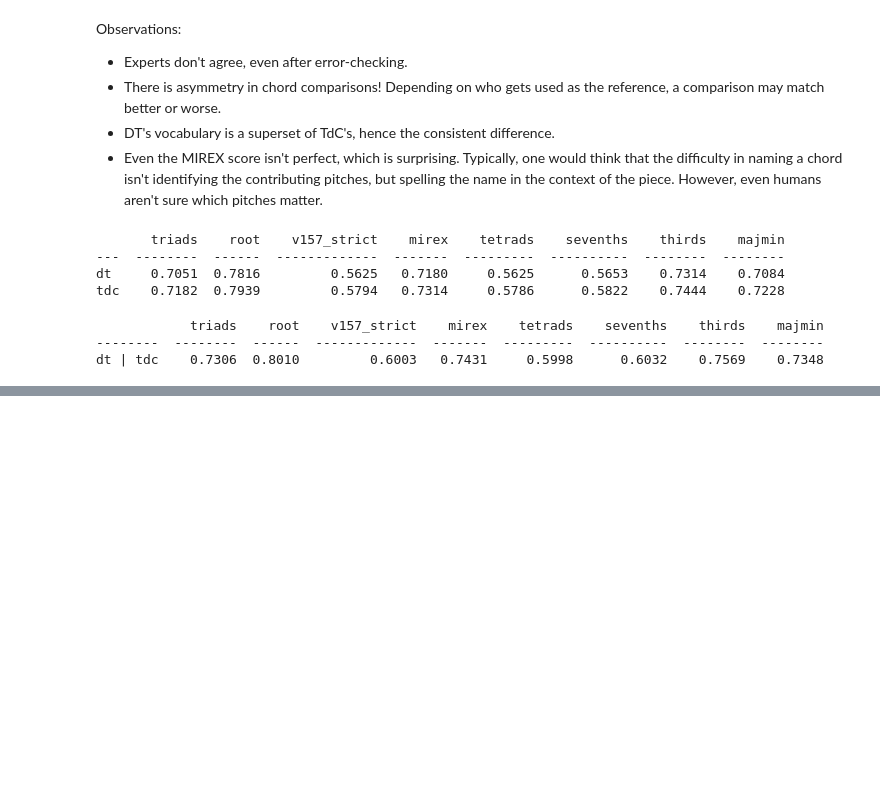
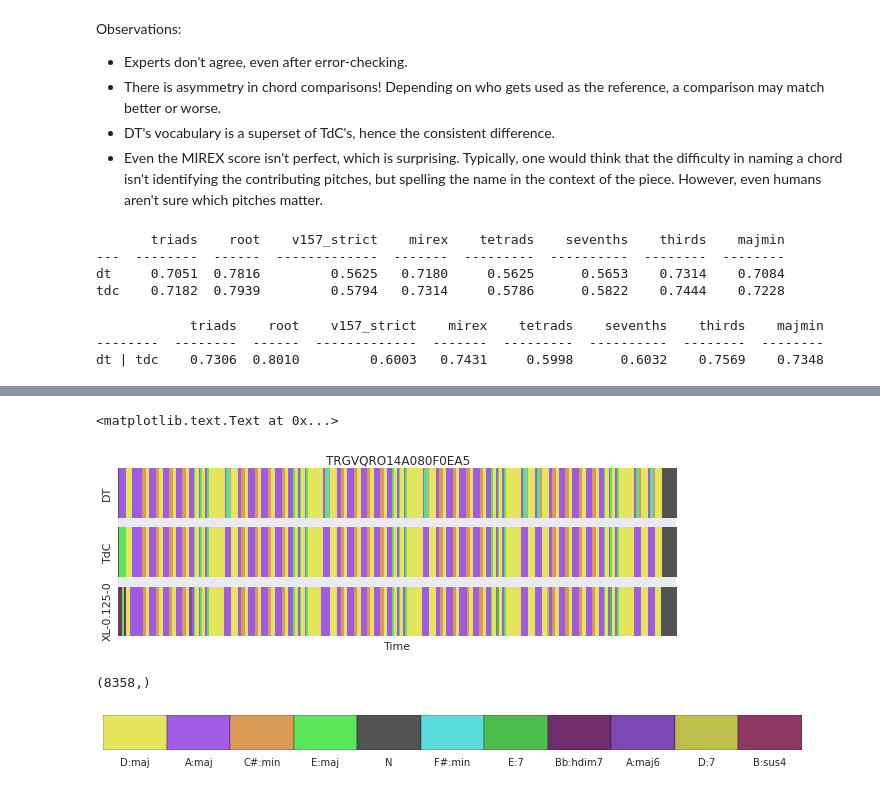
Before and after one commit to ejhumphrey/dl4mir, a Jupyter notebook: chords/eval.ipynb, the cells around one changed output, grey strips where cells are left out. Saved outputs shown, nothing was run; the diff lists cells and outputs as text; code cells hidden in the pictures; blank space fills up the shorter version.

Commit message:
RC checkpoint -- LETS GO PACKgit add chords/eval.ipynb

```diff
--- a/chords/eval.ipynb
+++ b/chords/eval.ipynb
@@ -456,0 +479,5 @@ dt | tdc    0.7306  0.8010         0.6003   0.7431     0.5998      0.6032    0.7
+# %%
+tracks_by_quadrant = ["TRYCJ", "TRJAZ", "TRVHWAR", "TRXVZ"]
+target_keys = []
+for t in tracks_by_quadrant:
+    target_keys.append([str(k) for k in keys if k.startswith(t)][0])
@@ -456,0 +518,44 @@ dt | tdc    0.7306  0.8010         0.6003   0.7431     0.5998      0.6032    0.7
+# %%
+ref_jam = refs[target_keys[0]]
+est_jam = ests[0][target_keys[0]]
+
+def align_ref_to_est(ref_annot, est_annot):
+    est_labels = est_annot.labels.value
+    est_intervals = np.asarray(est_annot.intervals)
+    time_points, est_labels = mir_eval.util.intervals_to_samples(
+        est_intervals, est_labels, sample_size=0.1)
+    ref_labels = mir_eval.util.interpolate_intervals(
+        np.array(ref_annot.intervals), ref_annot.labels.value, time_points, 'N')
+    return ref_labels, est_labels
+
+dt_labels, est_labels = align_ref_to_est(ref_jam.chord[0], est_jam.chord[0])
+tdc_labels = align_ref_to_est(ref_jam.chord[1], est_jam.chord[0])[0]
+# %%
+fig = plt.figure(figsize=(10, 3))
+labels = [dt_labels, tdc_labels, est_labels]
+subject = ['DT', 'TdC', 'XL-0.125-0']
+plt.title(k)
+plt.xticks([])
+plt.yticks([])
+for idx, (l, n) in enumerate(zip(labels, subject)):
+    ax = fig.add_subplot(311 + idx)
+    ax.imshow(labels_to_colormap(l), interpolation='nearest', aspect='auto')
+    ax.set_ylabel(n)
+    ax.set_xticks([])
+    ax.set_yticks([])
+
+ax.set_xlabel("Time")
+# %% [output]
+<matplotlib.text.Text at 0x...>
+[figure, added]
+# %%
+np.array(labels).flatten().shape
+# %% [output]
+(8358,)
+# %%
+fig = plt.figure(figsize=(10,1))
+ax = fig.gca()
+plot_color_legend(ax, labels, 20)
+plt.tight_layout()
+# %% [output]
+[figure, added]
```
Also changed, not shown: parts of 4 cells of this notebook.
